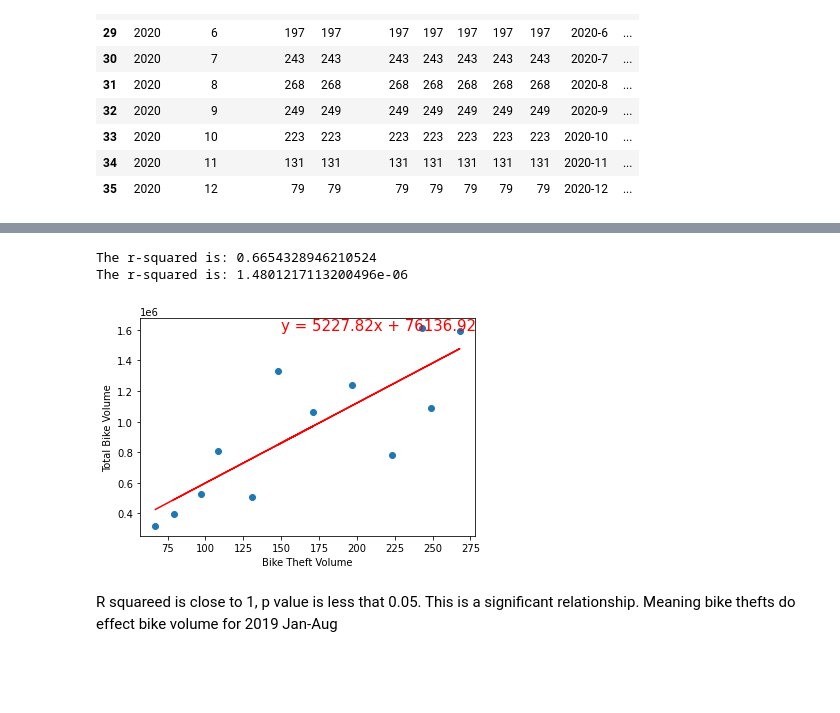
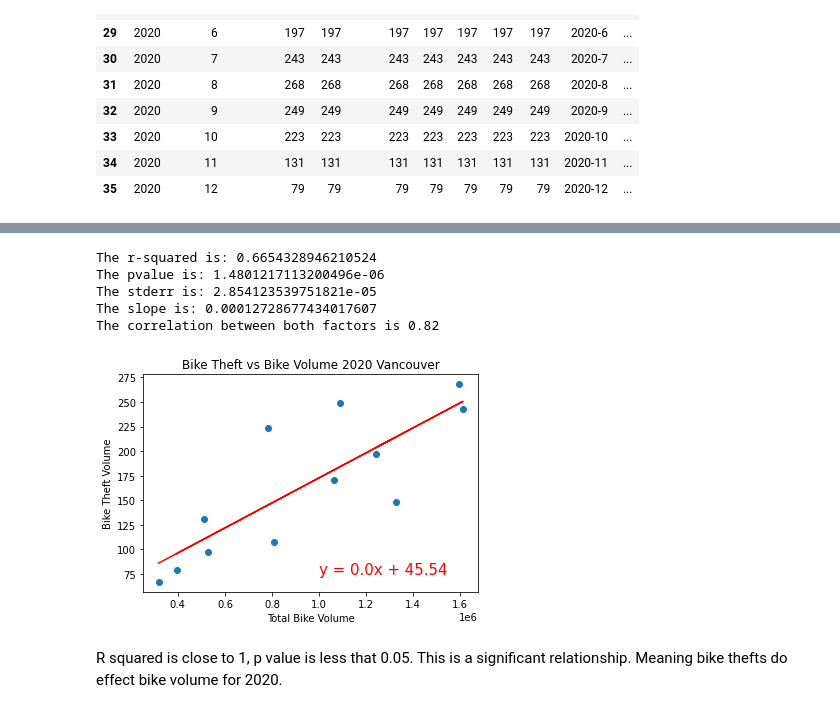
Before and after one commit to itspria/Bike-Theft-Analysis, a Jupyter notebook: code/data_analysis_BikeTheft_vs_BikeVolume.ipynb, the cells around one changed output, grey strips where cells are left out. Drawn from its saved outputs; the diff is of its cells as text; code cells hidden in the pictures; blank space fills up the shorter version.

```diff
--- a/code/data_analysis_BikeTheft_vs_BikeVolume.ipynb
+++ b/code/data_analysis_BikeTheft_vs_BikeVolume.ipynb
@@ -738,22 +912,35 @@ R squareed is close to 1, p value is less that 0.05. This is a significant relat
 # %%
 # Reg #3: 2020 Bike Volume vs Bike Theft
 
-x_values = v_theft_2020['Theft Volume']
-y_values = v_bv_2020['Total Bike Volume']
+y_values = v_theft_2020['Theft Volume']
+x_values = v_bv_2020['Total Bike Volume']
 (slope, intercept, rvalue, pvalue, stderr) = linregress(x_values, y_values)
 regress_values = x_values * slope + intercept
 line_eq = "y = " + str(round(slope,2)) + "x + " + str(round(intercept,2))
 plt.scatter(x_values,y_values)
 plt.plot(x_values,regress_values,"r-")
-plt.annotate(line_eq,(150,1600000),fontsize=15,color="red")
-plt.xlabel('Bike Theft Volume')
-plt.ylabel('Total Bike Volume')
+plt.annotate(line_eq,(1000000,75),fontsize=15,color="red")
+plt.xlabel('Total Bike Volume')
+plt.ylabel('Bike Theft Volume')
+plt.title('Bike Theft vs Bike Volume 2020 Vancouver')
 print(f"The r-squared is: {rvalue**2}")
-print(f"The r-squared is: {pvalue**2}")
+print(f"The pvalue is: {pvalue**2}")
+print(f"The stderr is: {stderr}")
+print(f"The slope is: {slope}")
+
+#compute the Pearson correlation coefficient
+correlation = st.pearsonr(v_theft_2020['Theft Volume'],v_bv_2020['Total Bike Volume'])
+print(f"The correlation between both factors is {round(correlation[0],2)}")
+
+
+plt.savefig("../analysis/2020_Reg_Ott.png")
 plt.show()
 # %% [output]
 The r-squared is: 0.6654328946210524
-The r-squared is: 1.4801217113200496e-06
+The pvalue is: 1.4801217113200496e-06
+The stderr is: 2.854123539751821e-05
+The slope is: 0.00012728677434017607
+The correlation between both factors is 0.82
-[figure, old version]
+[figure, new version]
 # %% [markdown]
-R squareed is close to 1, p value is less that 0.05. This is a significant relationship. Meaning bike thefts do effect bike volume for 2019 Jan-Aug
+R squared is close to 1, p value is less that 0.05. This is a significant relationship. Meaning bike thefts do effect bike volume for 2020.
```
Also changed, not shown: parts of 61 cells of this notebook, 17 other files.
